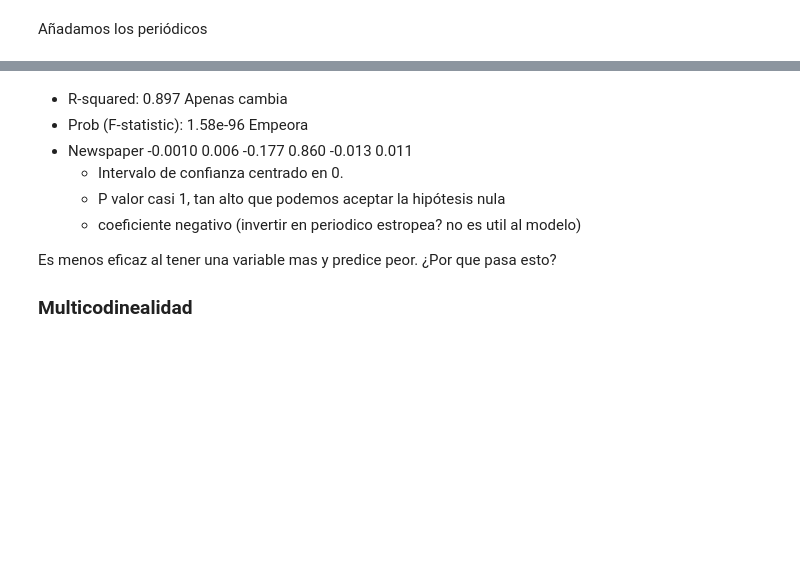
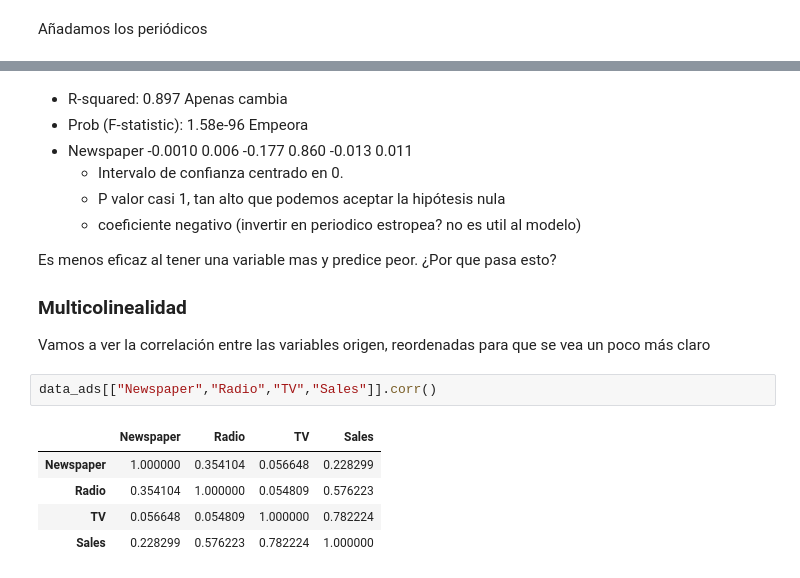
Before and after one commit to Zell0ss/machine_learning, a Jupyter notebook: Notebooks/T4 - 2 regresión lineal.ipynb, the cells around one changed output, grey strips where cells are left out. Drawn from its saved outputs; the diff is of its cells as text; blank space fills up the shorter version.

```diff
--- a/Notebooks/T4 - 2 regresión lineal.ipynb
+++ b/Notebooks/T4 - 2 regresión lineal.ipynb
@@ -311,4 +311,13 @@ Warnings:
 
 Es menos eficaz al tener una variable mas y predice peor. ¿Por que pasa esto?
 
-### Multicodinealidad
+### Multicolinealidad
+Vamos a ver la correlación entre las variables origen, reordenadas para que se vea un poco más claro
+# %%
+data_ads[["Newspaper","Radio","TV","Sales"]].corr()
+# %% [output]
+|  | Newspaper | Radio | TV | Sales |
+| Newspaper | 1.000000 | 0.354104 | 0.056648 | 0.228299 |
+| Radio | 0.354104 | 1.000000 | 0.054809 | 0.576223 |
+| TV | 0.056648 | 0.054809 | 1.000000 | 0.782224 |
+| Sales | 0.228299 | 0.576223 | 0.782224 | 1.000000 |
```
Also changed, not shown: parts of 10 cells of this notebook, 4 other files.
